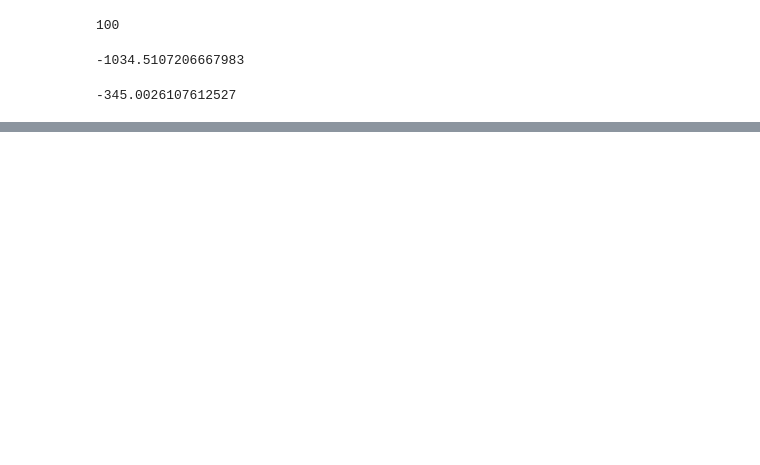
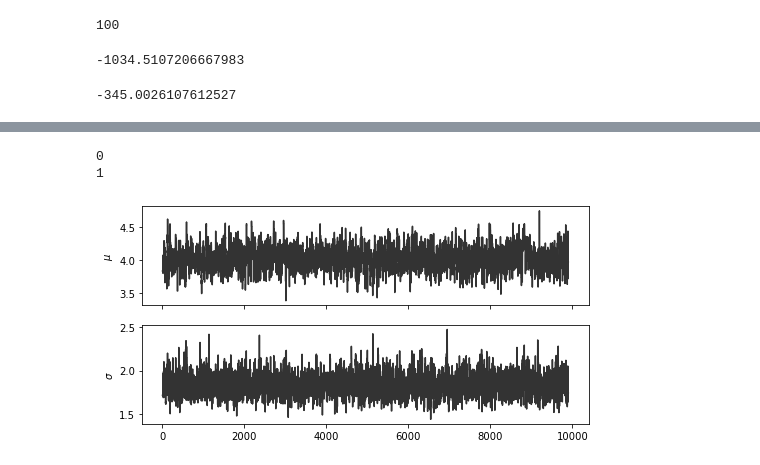
Before and after one commit to psalazarg02/MetodosComputacionales20222, a Jupyter notebook: Week13/EstimacionGausiana.ipynb, the cells around one changed output, grey strips where cells are left out. Cells and saved outputs as stored; diff of their text form; code cells hidden in the pictures; blank space fills up the shorter version.

```diff
--- a/Week13/EstimacionGausiana.ipynb
+++ b/Week13/EstimacionGausiana.ipynb
@@ -79,7 +87,7 @@ LogPosterior([3.5,0.8],X)
 # %% [output]
 -345.0026107612527
 # %%
-def Metropolis(x0, Posterior, NSteps=int(5e3), delta=0.2):
+def Metropolis(x0, Posterior, NSteps=int(1e4), delta=0.3):
 
     x = np.zeros((NSteps,len(x0)))
     x[0] = x0
@@ -100,4 +108,4 @@ def Metropolis(x0, Posterior, NSteps=int(5e3), delta=0.2):
         else:
             x[i,:] = x[i-1,:]
 
-    return x[500:,:]
+    return x[100:,:]
@@ -118,0 +112,3 @@ plt.plot(t,Gaus(mean,t),color='r')
+# %%
+initparams = np.array([5.0,1.0])
+MCMC = Metropolis(initparams,LogPosterior)
@@ -118,0 +127,13 @@ plt.plot(t,Gaus(mean,t),color='r')
+# %%
+fig, axes = plt.subplots( len(initparams), figsize=(8,4), sharex=True )
+labels=['$\mu$','$\sigma$']
+
+for i in range(len(initparams)):
+    print(i)
+    ax = axes[i]
+    ax.plot(MCMC[:,i],'k',alpha=0.8)
+    ax.set_ylabel(labels[i])
+# %% [output]
+0
+1
+[figure, added]
```
Also changed, not shown: parts of 9 cells of this notebook.
